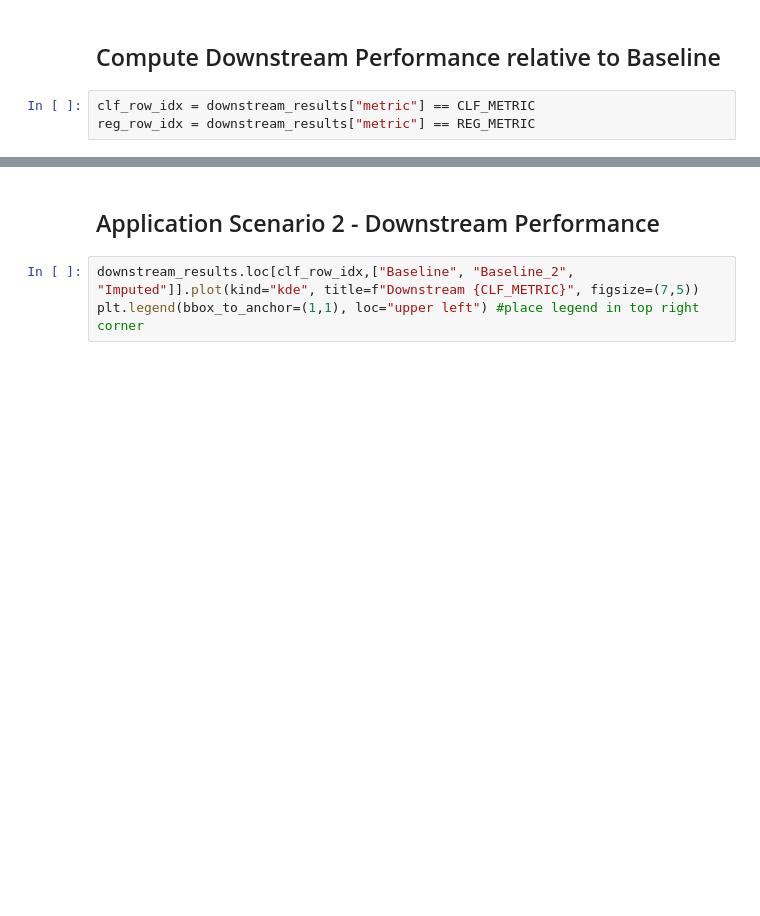
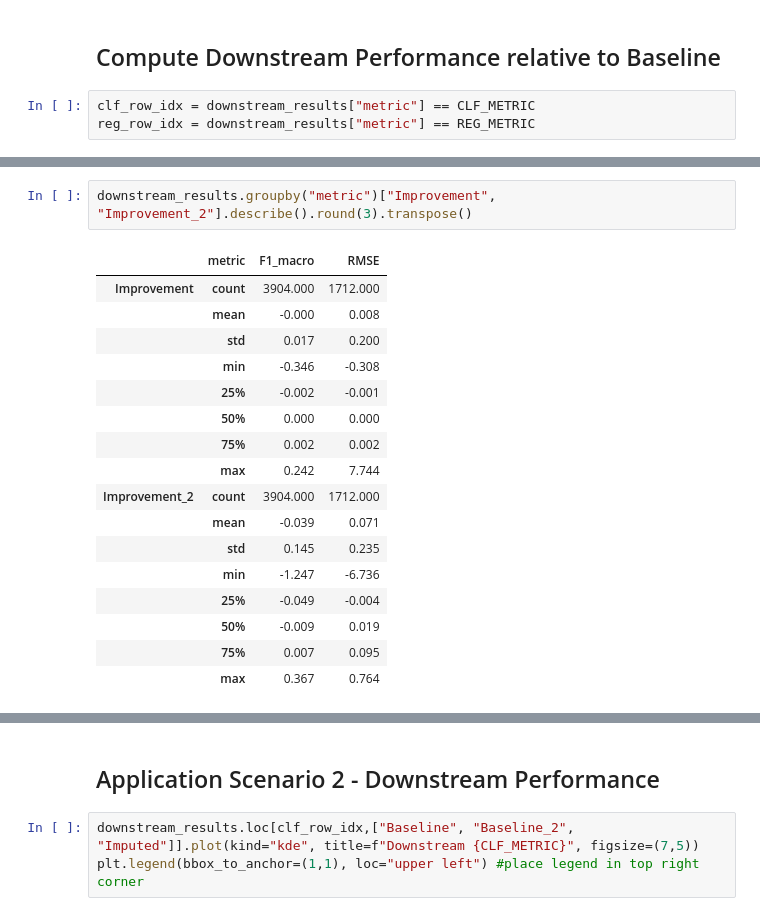
Before and after one commit to se-jaeger/data-imputation-paper, a Jupyter notebook: notebooks/results_downstream_corrupted.ipynb, the cells around one changed output, grey strips where cells are left out. Cells and saved outputs as stored; diff of their text form; blank space fills up the shorter version.

```diff
--- a/notebooks/results_downstream_corrupted.ipynb
+++ b/notebooks/results_downstream_corrupted.ipynb
@@ -211,3 +211,23 @@ downstream_results
 | 5614 | VAEImputer_noise | 1220 | MAR | 0.50 | keyword_id | downstream_performance_mean | F1_macro | 0.467151 | 0.0 | ... |
 | 5615 | GAINImputer | 1220 | MAR | 0.50 | keyword_id | downstream_performance_mean | F1_macro | 0.461525 | 0.0 | ... |
 5616 rows × 13 columns
+# %%
+downstream_results.groupby("metric")["Improvement", "Improvement_2"].describe().round(3).transpose()
+# %% [output]
+|  | metric | F1_macro | RMSE |
+| Improvement | count | 3904.000 | 1712.000 |
+|  | mean | -0.000 | 0.008 |
+|  | std | 0.017 | 0.200 |
+|  | min | -0.346 | -0.308 |
+|  | 25% | -0.002 | -0.001 |
+|  | 50% | 0.000 | 0.000 |
+|  | 75% | 0.002 | 0.002 |
+|  | max | 0.242 | 7.744 |
+| Improvement_2 | count | 3904.000 | 1712.000 |
+|  | mean | -0.039 | 0.071 |
+|  | std | 0.145 | 0.235 |
+|  | min | -1.247 | -6.736 |
+|  | 25% | -0.049 | -0.004 |
+|  | 50% | -0.009 | 0.019 |
+|  | 75% | 0.007 | 0.095 |
+|  | max | 0.367 | 0.764 |
```
Also changed, not shown: parts of 4 cells of this notebook, 1 other file.
